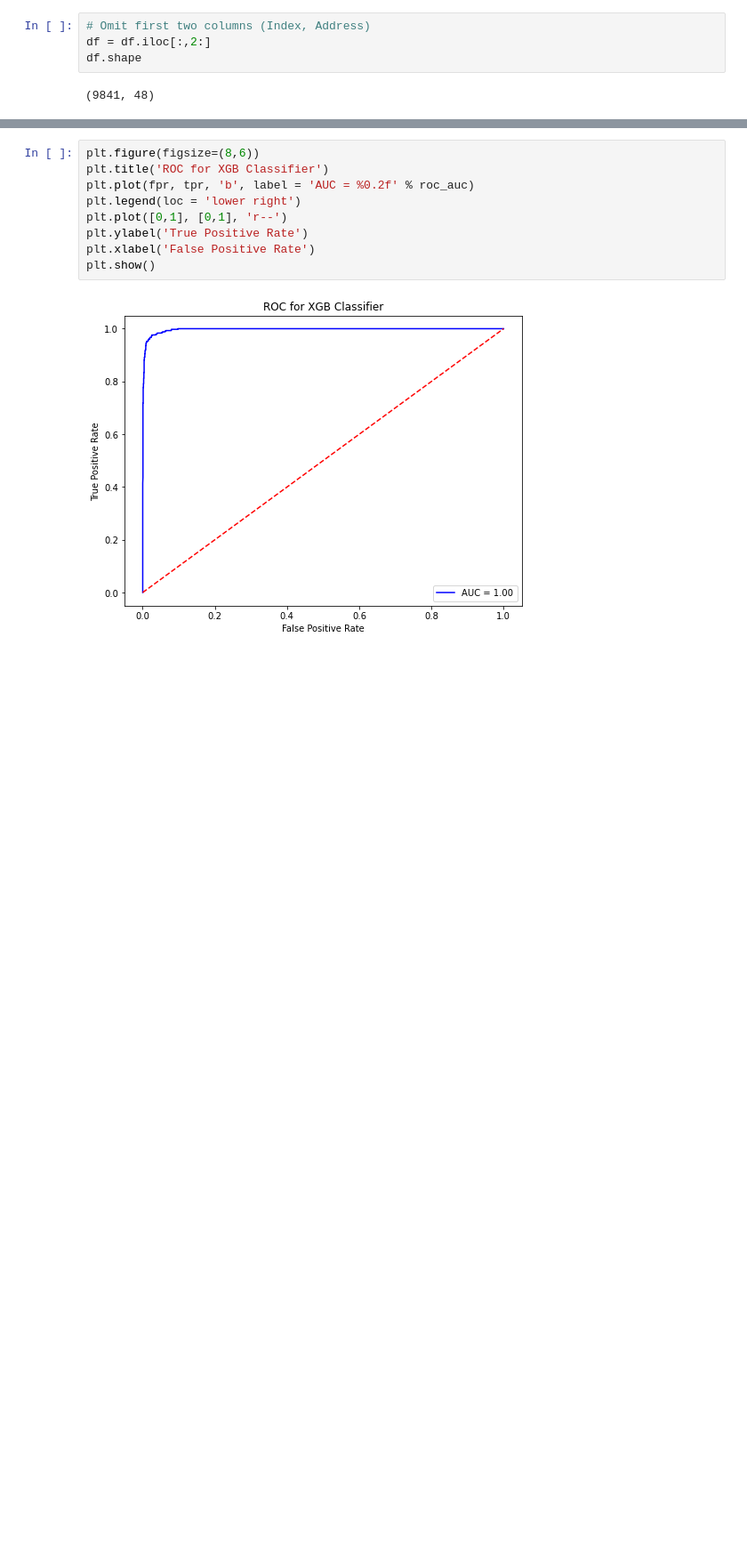
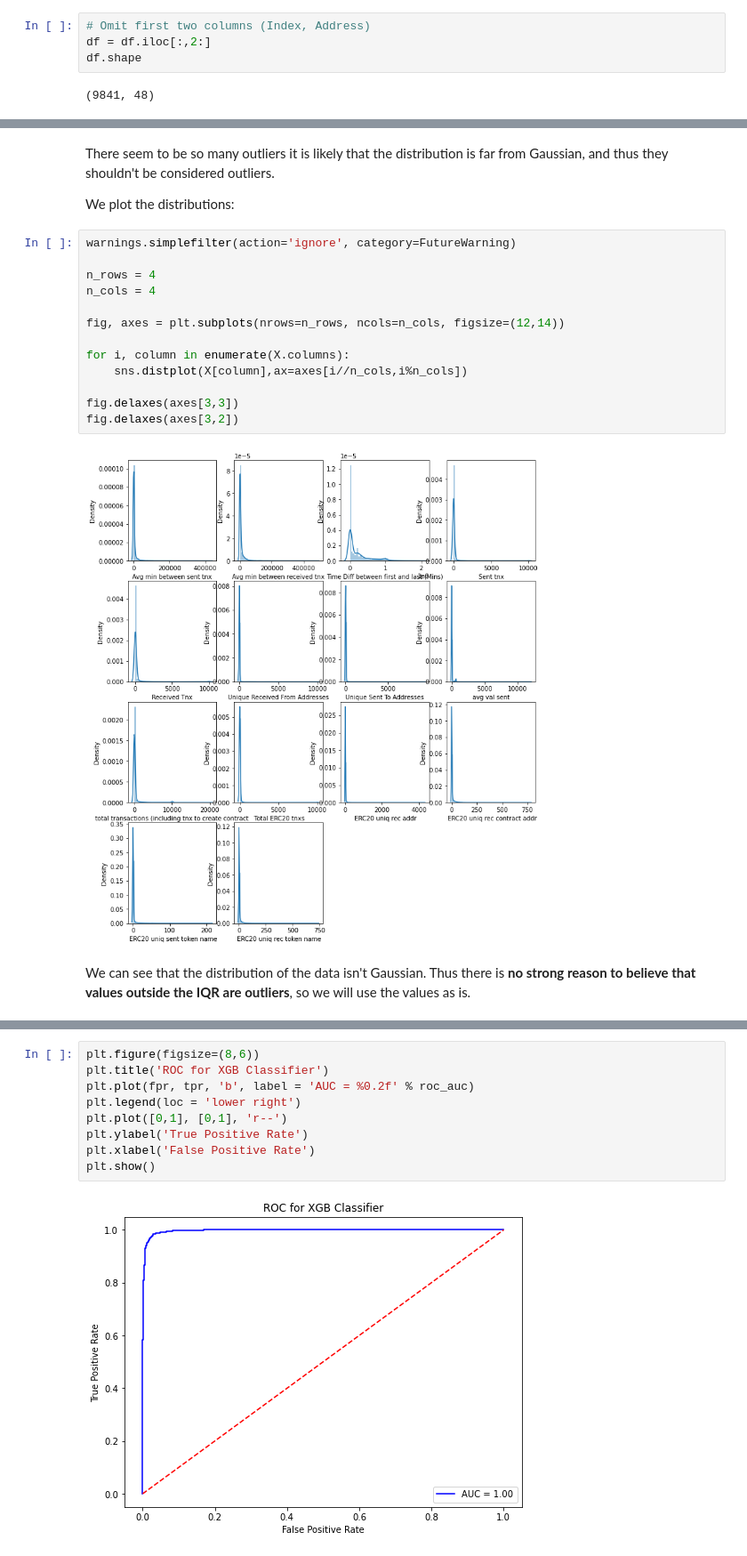
Before and after one commit to andres-troiano/Fraud-Detection, a Jupyter notebook: Fraud Detection.ipynb, the cells around one changed output, grey strips where cells are left out. Shown at 89% size. Saved outputs shown, nothing was run; the diff lists cells and outputs as text; blank space fills up the shorter version.

```diff
--- a/Fraud Detection.ipynb
+++ b/Fraud Detection.ipynb
@@ -278,0 +314,21 @@ norm_df.head()
+# %% [markdown]
+There seem to be so many outliers it is likely that the distribution is far from Gaussian, and thus they shouldn't be considered outliers.
+
+We plot the distributions:
+# %%
+warnings.simplefilter(action='ignore', category=FutureWarning)
+
+n_rows = 4
+n_cols = 4
+
+fig, axes = plt.subplots(nrows=n_rows, ncols=n_cols, figsize=(12,14))
+
+for i, column in enumerate(X.columns):
+    sns.distplot(X[column],ax=axes[i//n_cols,i%n_cols])
+
+fig.delaxes(axes[3,3])
+fig.delaxes(axes[3,2])
+# %% [output]
+[figure, added]
+# %% [markdown]
+We can see that the distribution of the data isn't Gaussian. Thus there is **no strong reason to believe that values outside the IQR are outliers**, so we will use the values as is.
```
Also changed, not shown: parts of 84 cells of this notebook.
